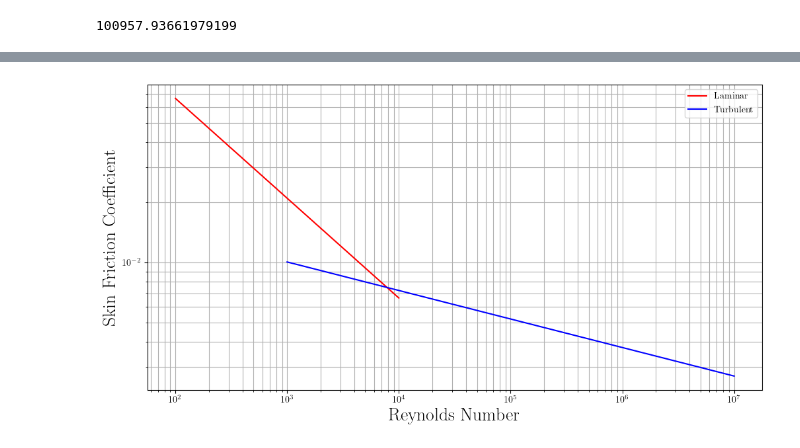
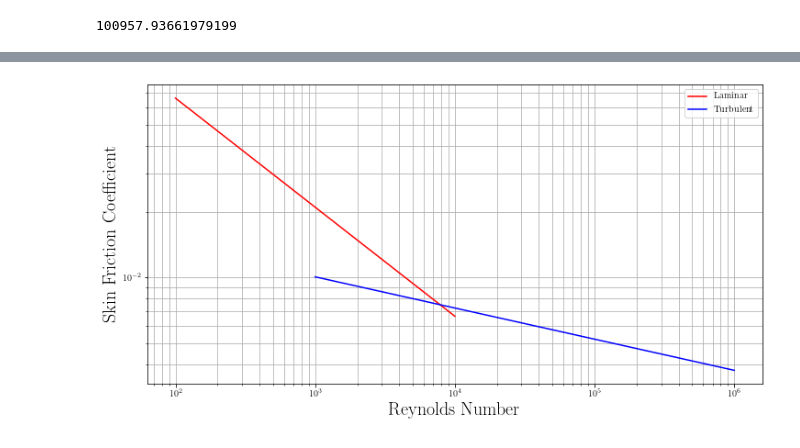
Before and after one commit to lpender3672/MEng-CW, a Jupyter notebook: IIA/3A1/Transition_to_turbulence/analysis.ipynb, the cells around one changed output, grey strips where cells are left out. Cells and saved outputs as stored; diff of their text form; code cells hidden in the pictures.

```diff
--- a/IIA/3A1/Transition_to_turbulence/analysis.ipynb
+++ b/IIA/3A1/Transition_to_turbulence/analysis.ipynb
@@ -128,23 +129,23 @@ plt.show()
 # %%
 
 ReD_lam = np.logspace(2, 4, 1000)
 Cf_lam = 0.664 / np.sqrt(ReD_lam)
 
-ReD_turb = np.logspace(3, 7, 1000)
+ReD_turb = np.logspace(3, 6, 1000)
 Cf_turb = 0.027 / (ReD_turb ** (1/7))
 
 plt.figure(figsize=(12, 6))
 plt.plot(ReD_lam, Cf_lam, label="Laminar", color='r')
 plt.plot(ReD_turb, Cf_turb, label="Turbulent", color='b')
 
 plt.xscale('log')
 plt.yscale('log')
 plt.grid(which='both')
 plt.xlabel('Reynolds Number', fontsize = 20)
 plt.ylabel('Skin Friction Coefficient', fontsize = 20)
 plt.legend()
 
 plt.savefig('Cf.png', dpi=600)
 plt.show()
 # %% [output]
-[figure, old version]
+[figure, new version]
```
Also changed, not shown: parts of 3 cells of this notebook, 6 other files.
